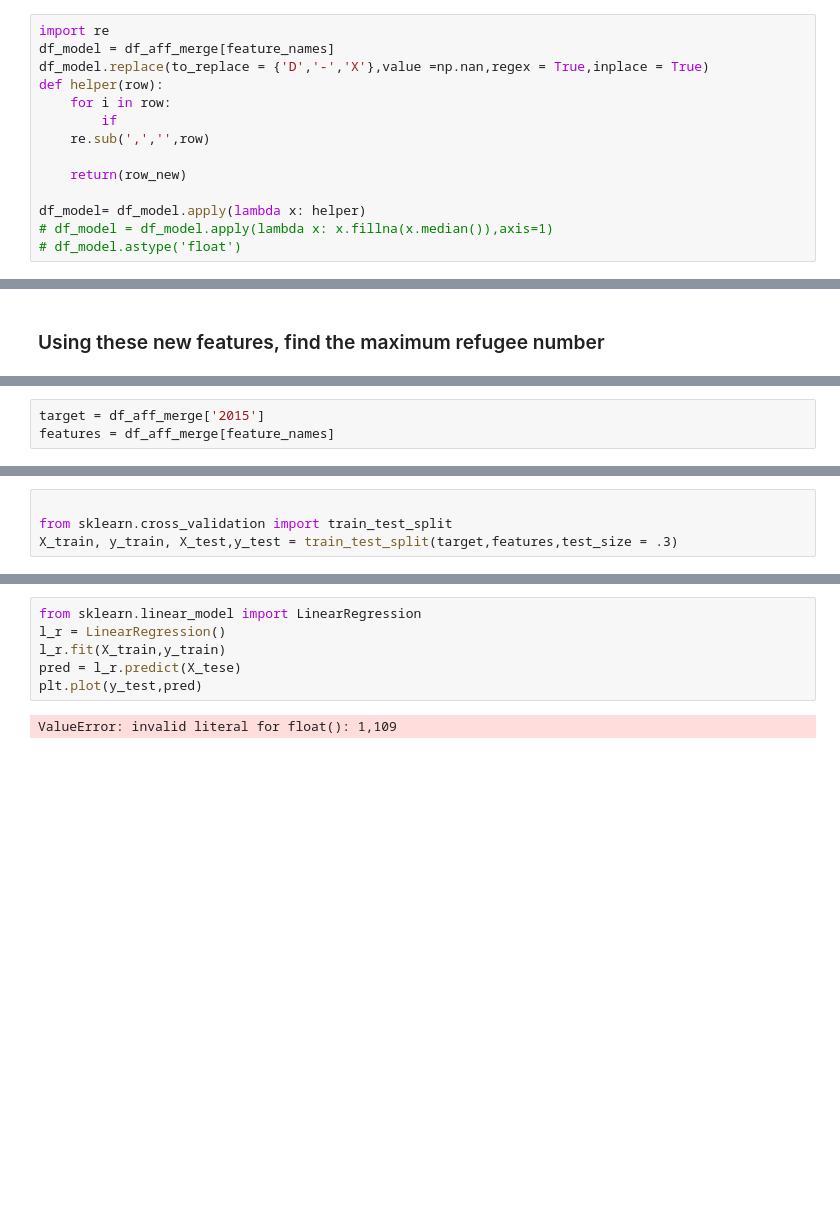
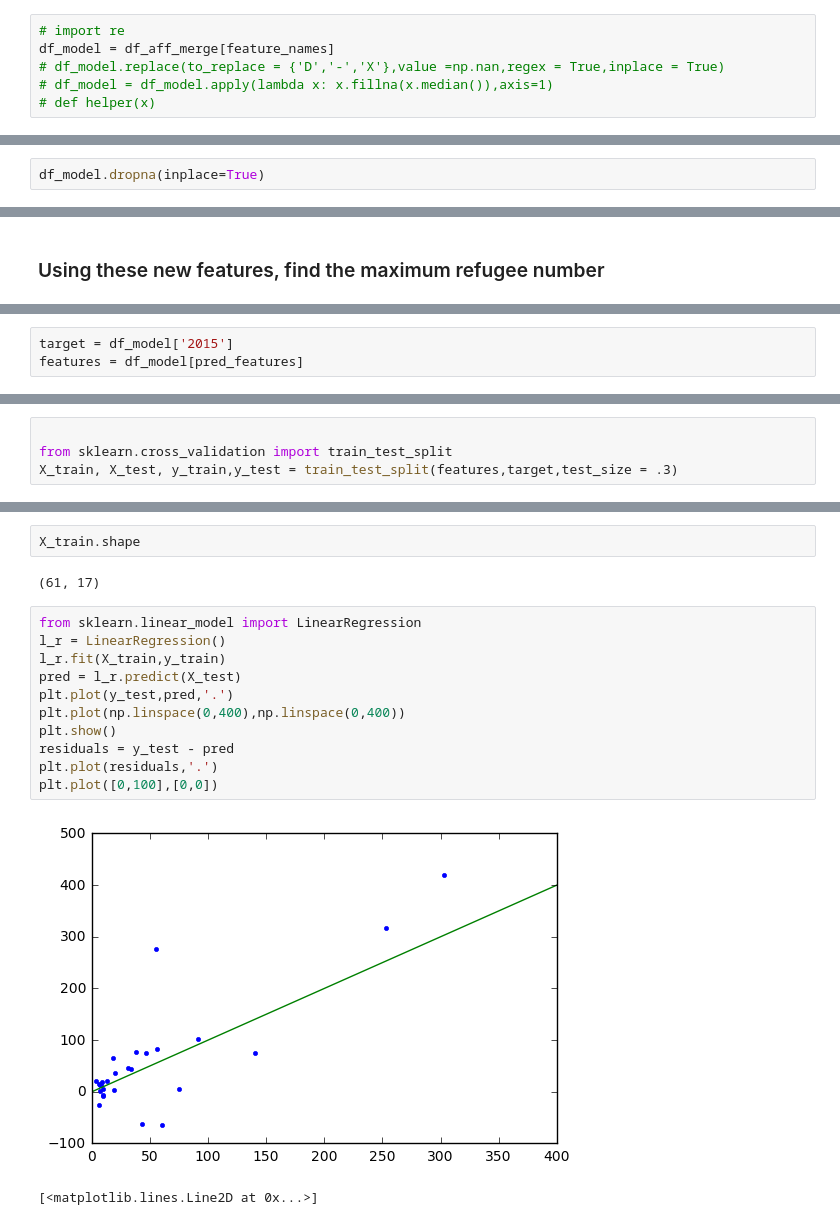
Before and after one commit to cwczarnik/Refugee_Study, a Jupyter notebook: US_Refugees.ipynb, the cells around one changed output, grey strips where cells are left out. Cells and saved outputs as stored; diff of their text form; blank space fills up the shorter version.

```diff
--- a/US_Refugees.ipynb
+++ b/US_Refugees.ipynb
@@ -275,14 +332,6 @@ Index([                              u'id',
 # %%
-import re
+# import re
 df_model = df_aff_merge[feature_names]
-df_model.replace(to_replace = {'D','-','X'},value =np.nan,regex = True,inplace = True)
-def helper(row):
-    for i in row:
-        if
-    re.sub(',','',row)
-
-    return(row_new)
-
-df_model= df_model.apply(lambda x: helper)
+# df_model.replace(to_replace = {'D','-','X'},value =np.nan,regex = True,inplace = True)
 # df_model = df_model.apply(lambda x: x.fillna(x.median()),axis=1)
-# df_model.astype('float')
+# def helper(x)
@@ -303,0 +338,2 @@ df_model.head()
+# %%
+df_model.dropna(inplace=True)
@@ -325,6 +347,6 @@ feature_names =[u'area',
 # %%
-target = df_aff_merge['2015']
-features = df_aff_merge[feature_names]
+target = df_model['2015']
+features = df_model[pred_features]
 # %%
 features.head()
 ## For affirmative asylum
@@ -331,4 +360,4 @@ features.head()
 # %%
 
 from sklearn.cross_validation import train_test_split
-X_train, y_train, X_test,y_test = train_test_split(target,features,test_size = .3)
+X_train, X_test, y_train,y_test = train_test_split(features,target,test_size = .3)
@@ -354,8 +364,18 @@ Name: 2015, dtype: object
+# %%
+X_train.shape
+# %% [output]
+(61, 17)
 # %%
 from sklearn.linear_model import LinearRegression
 l_r = LinearRegression()
 l_r.fit(X_train,y_train)
-pred = l_r.predict(X_tese)
-plt.plot(y_test,pred)
+pred = l_r.predict(X_test)
+plt.plot(y_test,pred,'.')
+plt.plot(np.linspace(0,400),np.linspace(0,400))
+plt.show()
+residuals = y_test - pred
+plt.plot(residuals,'.')
+plt.plot([0,100],[0,0])
 # %% [output]
+[figure, added]
-ValueError: invalid literal for float(): 1,109
+[<matplotlib.lines.Line2D at 0x...>]
```
Also changed, not shown: parts of 16 cells of this notebook, 1 other file.
